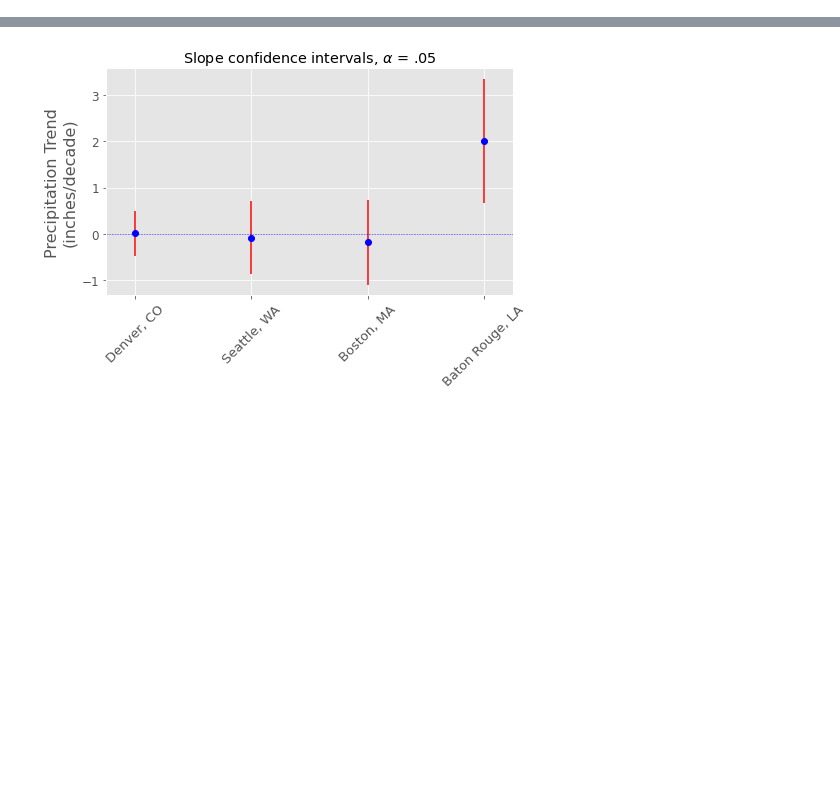
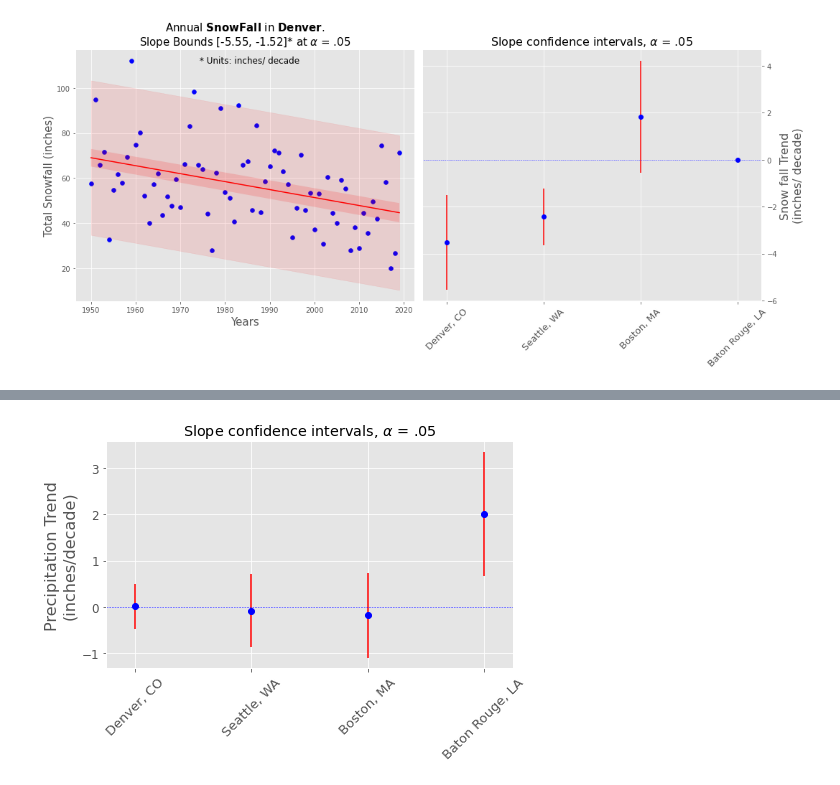
Before and after one commit to caseyolson8/Local-Weather-Trends, a Jupyter notebook: src/Day4.ipynb, the cells around one changed output, grey strips where cells are left out. Saved outputs shown, nothing was run; the diff lists cells and outputs as text; code cells hidden in the pictures; blank space fills up the shorter version.

```diff
--- a/src/Day4.ipynb
+++ b/src/Day4.ipynb
@@ -42 +83,56 @@ CI_SNOW
+# %%
+fig, axs = plt.subplots(1,2, figsize=(15,7))
+
+Loc = Location['Denver, CO']
+CI = Loc.stats(axs[0], 'SNOW_sum', 0.05)
+
+# axs[0].legend(fontsize=11, loc='lower right')
+# leg = axs[0].get_legend()
+# leg.legendHandles[1].set_color([1, 0, 0, 0.25])
+
+axs[0].set_ylabel(hp.ylabel_dict['SNOW_sum'], fontsize = 15)
+axs[0].set_xlabel('Years', fontsize = 15)
+title_text = r"Slope Bounds [{:.2f}, {:.2f}]* at $\alpha$ = .05".format(CI[0]*10, CI[1]*10)
+axs[0].set_title(r"""Annual ${\bfSnow Fall}$ in ${\bfDenver}$.
+"""             + title_text, fontsize = 15)
+axs[0].text(0.37, 1.45, r'* Units: inches/ decade', transform=ax.transAxes, fontsize=12)
+
+plt.xticks(fontsize = 14);
+plt.yticks(fontsize = 14);
+
+
+#### Get Confidence Intervals
+CI_dict = dict()
+agg_name = 'SNOW_sum'
+
+for key, data_obj in Location.items():
+        CI_dict[key] = data_obj.stats(0, agg_name, 0.05, False)
+
+X = list(range(1,2*len(CI_dict),2))
+X_labels = []
+Y_mean = []
+Y_error = []
+for name, CI in CI_dict.items():
+    X_labels.append(name)
+    Y_mean.append(CI.mean()*10)
+    Y_error.append((CI.mean()-CI[0])*10)
+
+axs[1].errorbar(X, Y_mean, yerr=Y_error, fmt = 'o', color = 'b', ecolor='r')
+plt.xticks(X, X_labels)
+axs[1].set_ylabel(r'''Snow fall Trend
+(inches/ decade)''', fontsize = 16)
+axs[1].set_title(r'''Slope confidence intervals, $\alpha$ = .05''', fontsize = 16)
+
+axs[1].plot([0,10], [0,0], 'b--', linewidth=0.5)
+plt.xticks(fontsize = 13, rotation=45);
+plt.yticks(fontsize = 12);
+plt.xlim([0.5,max(X)+0.5]);
+plt.tight_layout()
+axs[1].yaxis.set_label_position("right")
+axs[1].yaxis.tick_right()
+
+plt.tight_layout()
+plt.savefig('Denver_SNOW_annual_both.png', edgecolor = 'b')
+# %% [output]
+[figure, added]
 # %%
```
Also changed, not shown: parts of 8 cells of this notebook, 7 other files.
